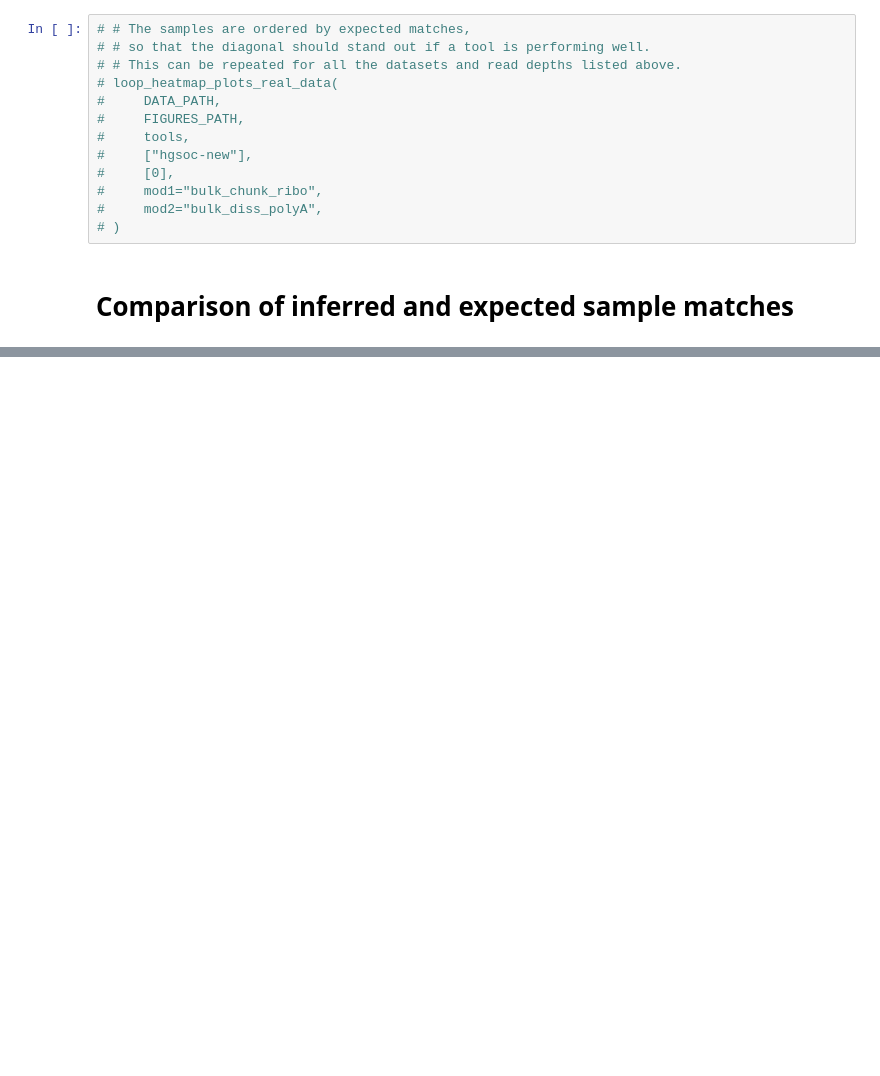
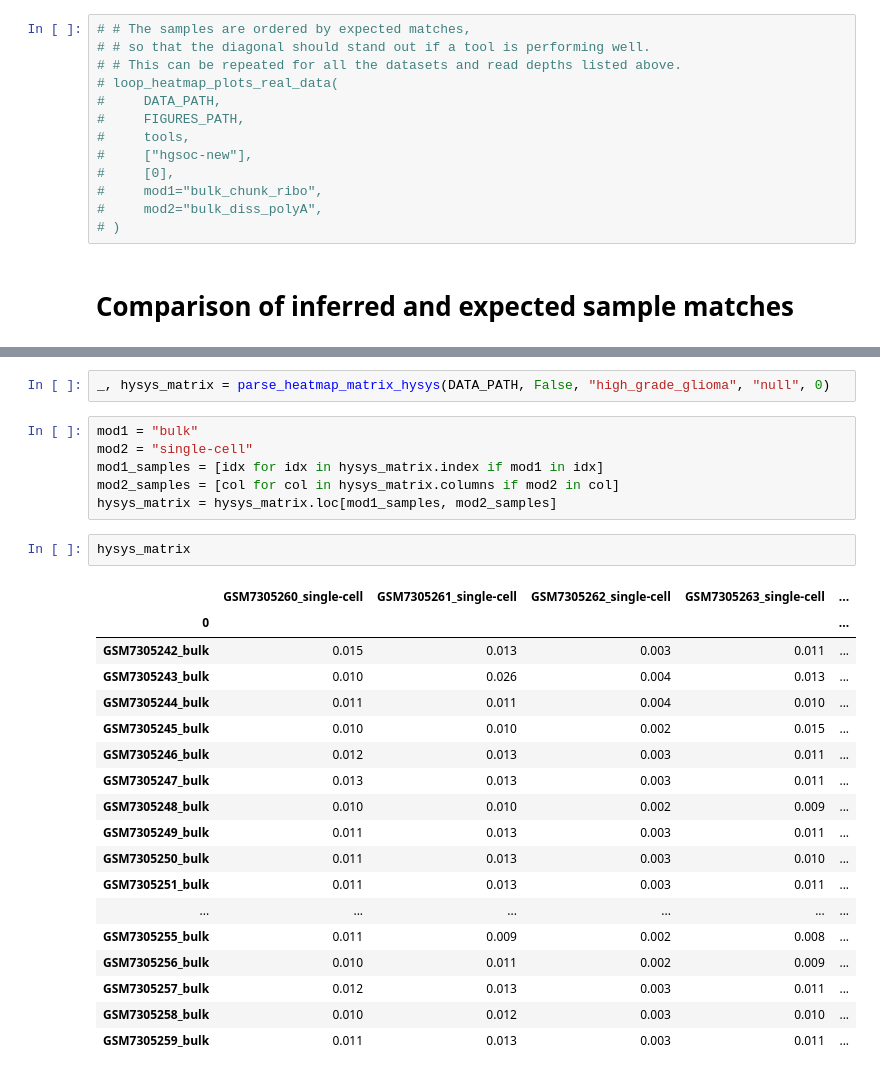
Before and after one commit to emma2207/hgsoc-reconstruction, a Jupyter notebook: sample_id_matching/scripts/experiment/real_data_results.ipynb, the cells around one changed output, grey strips where cells are left out. Drawn from its saved outputs; the diff is of its cells as text; blank space fills up the shorter version.

```diff
--- a/sample_id_matching/scripts/experiment/real_data_results.ipynb
+++ b/sample_id_matching/scripts/experiment/real_data_results.ipynb
@@ -91,0 +197,29 @@ Processing read depth 40 and tool Vireo for plotting...
+# %%
+_, hysys_matrix = parse_heatmap_matrix_hysys(DATA_PATH, False, "high_grade_glioma", "null", 0)
+# %%
+mod1 = "bulk"
+mod2 = "single-cell"
+mod1_samples = [idx for idx in hysys_matrix.index if mod1 in idx]
+mod2_samples = [col for col in hysys_matrix.columns if mod2 in col]
+hysys_matrix = hysys_matrix.loc[mod1_samples, mod2_samples]
+# %%
+hysys_matrix
+# %% [output]
+|  | GSM7305260_single-cell | GSM7305261_single-cell | GSM7305262_single-cell | GSM7305263_single-cell | ... |
+| 0 |  |  |  |  | ... |
+| GSM7305242_bulk | 0.015 | 0.013 | 0.003 | 0.011 | ... |
+| GSM7305243_bulk | 0.010 | 0.026 | 0.004 | 0.013 | ... |
+| GSM7305244_bulk | 0.011 | 0.011 | 0.004 | 0.010 | ... |
+| GSM7305245_bulk | 0.010 | 0.010 | 0.002 | 0.015 | ... |
+| GSM7305246_bulk | 0.012 | 0.013 | 0.003 | 0.011 | ... |
+| GSM7305247_bulk | 0.013 | 0.013 | 0.003 | 0.011 | ... |
+| GSM7305248_bulk | 0.010 | 0.010 | 0.002 | 0.009 | ... |
+| GSM7305249_bulk | 0.011 | 0.013 | 0.003 | 0.011 | ... |
+| GSM7305250_bulk | 0.011 | 0.013 | 0.003 | 0.010 | ... |
+| GSM7305251_bulk | 0.011 | 0.013 | 0.003 | 0.011 | ... |
+| ... | ... | ... | ... | ... | ... |
+| GSM7305255_bulk | 0.011 | 0.009 | 0.002 | 0.008 | ... |
+| GSM7305256_bulk | 0.010 | 0.011 | 0.002 | 0.009 | ... |
+| GSM7305257_bulk | 0.012 | 0.013 | 0.003 | 0.011 | ... |
+| GSM7305258_bulk | 0.010 | 0.012 | 0.003 | 0.010 | ... |
+| GSM7305259_bulk | 0.011 | 0.013 | 0.003 | 0.011 | ... |
```
Also changed, not shown: parts of 15 cells of this notebook, 3 other files.
